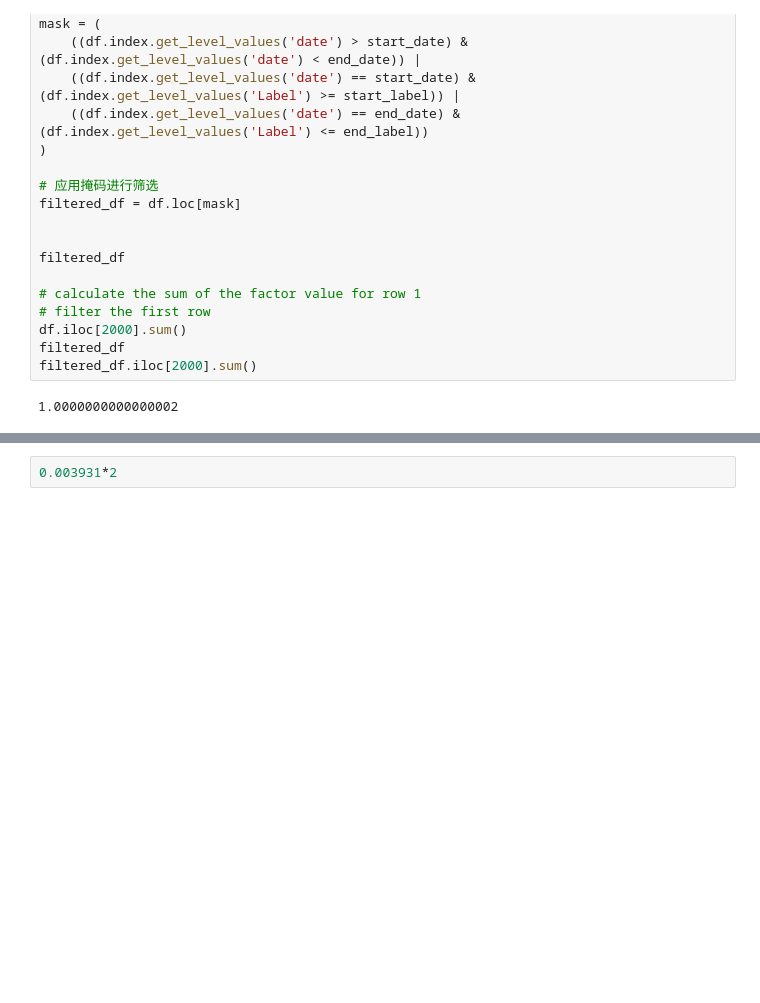
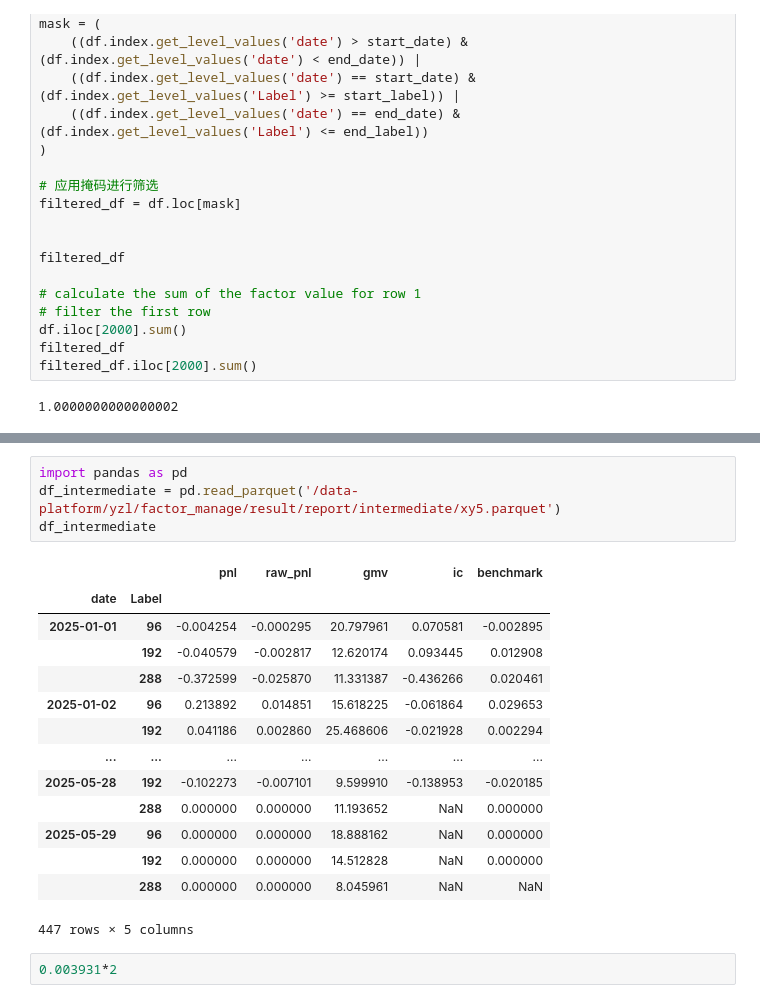
Before and after one commit to sdload2020/factorlib, a Jupyter notebook: datacheck/datacheck.ipynb, the cells around one changed output, grey strips where cells are left out. Saved outputs shown, nothing was run; the diff lists cells and outputs as text; blank space fills up the shorter version.

```diff
--- a/datacheck/datacheck.ipynb
+++ b/datacheck/datacheck.ipynb
@@ -73,3 +50,22 @@ df
+# %%
+import pandas as pd
+df_intermediate = pd.read_parquet('/data-platform/yzl/factor_manage/result/report/intermediate/xy5.parquet')
+df_intermediate
+# %% [output]
+|  |  | pnl | raw_pnl | gmv | ic | benchmark |
+| date | Label |  |  |  |  |  |
+| 2025-01-01 | 96 | -0.004254 | -0.000295 | 20.797961 | 0.070581 | -0.002895 |
+|  | 192 | -0.040579 | -0.002817 | 12.620174 | 0.093445 | 0.012908 |
+|  | 288 | -0.372599 | -0.025870 | 11.331387 | -0.436266 | 0.020461 |
+| 2025-01-02 | 96 | 0.213892 | 0.014851 | 15.618225 | -0.061864 | 0.029653 |
+|  | 192 | 0.041186 | 0.002860 | 25.468606 | -0.021928 | 0.002294 |
+| ... | ... | ... | ... | ... | ... | ... |
+| 2025-05-28 | 192 | -0.102273 | -0.007101 | 9.599910 | -0.138953 | -0.020185 |
+|  | 288 | 0.000000 | 0.000000 | 11.193652 | NaN | 0.000000 |
+| 2025-05-29 | 96 | 0.000000 | 0.000000 | 18.888162 | NaN | 0.000000 |
+|  | 192 | 0.000000 | 0.000000 | 14.512828 | NaN | 0.000000 |
+|  | 288 | 0.000000 | 0.000000 | 8.045961 | NaN | NaN |
+447 rows × 5 columns
 # %%
 0.003931*2
 # %% [output]
```
Also changed, not shown: parts of 3 cells of this notebook, 9 other files.
